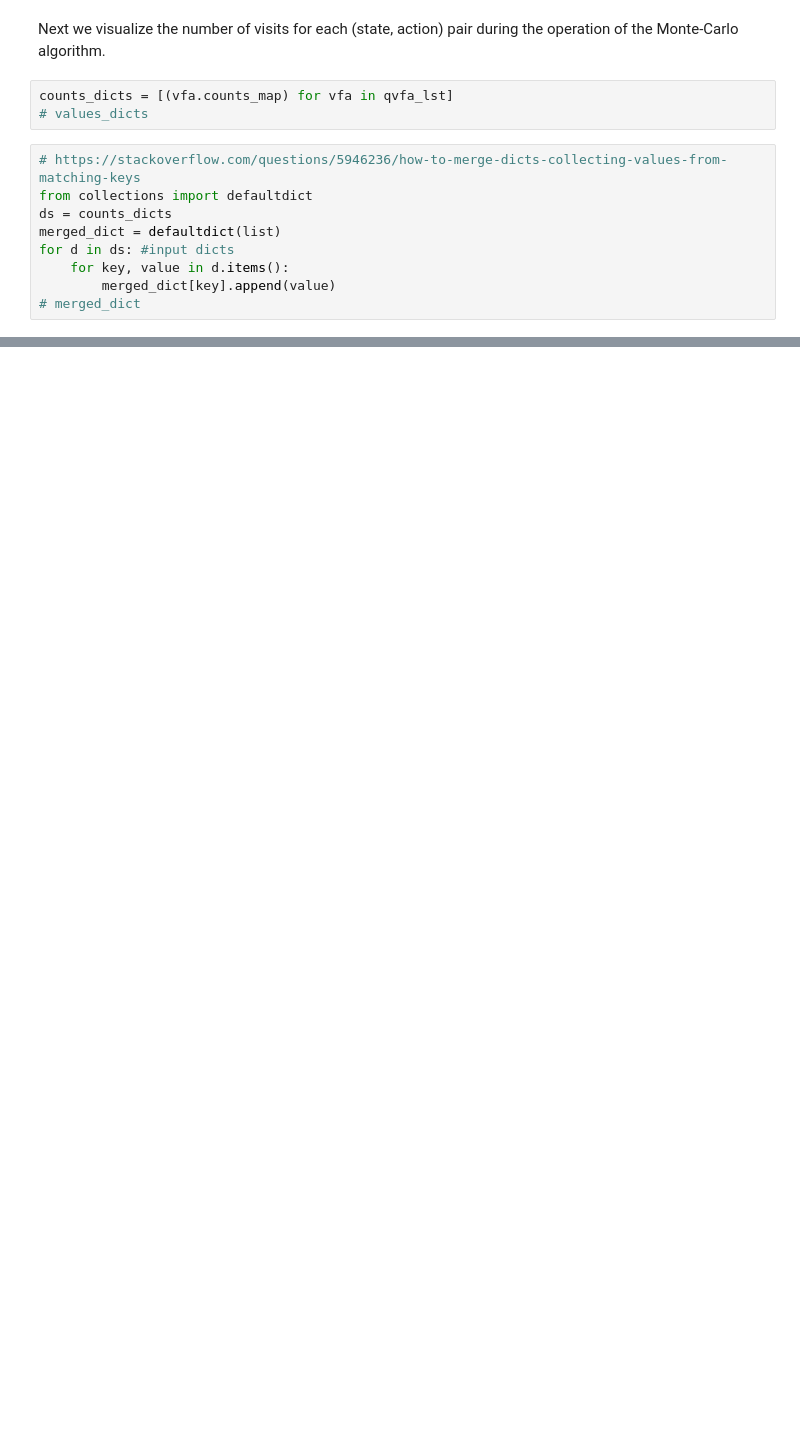
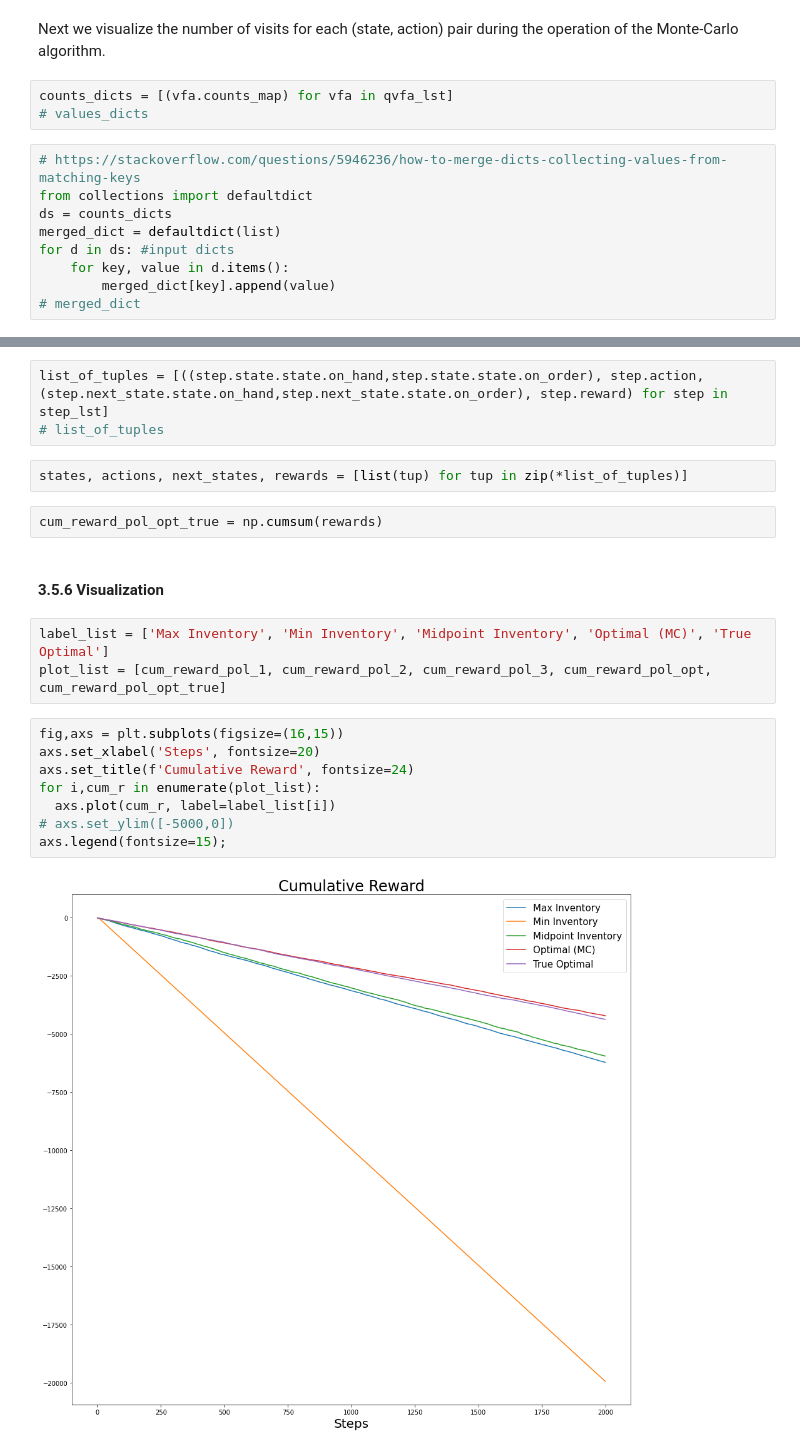
Before and after one commit to LearnableLoopAI/portfolio2, a Jupyter notebook: _notebooks/2022-07-20-InventoryManagement9_PORT.ipynb, the cells around one changed output, grey strips where cells are left out. Saved outputs shown, nothing was run; the diff lists cells and outputs as text; blank space fills up the shorter version.

```diff
--- a/_notebooks/2022-07-20-InventoryManagement9_PORT.ipynb
+++ b/_notebooks/2022-07-20-InventoryManagement9_PORT.ipynb
@@ -607,0 +854,22 @@ axs.legend(fontsize=15);
+# %%
+list_of_tuples = [((step.state.state.on_hand,step.state.state.on_order), step.action, (step.next_state.state.on_hand,step.next_state.state.on_order), step.reward) for step in step_lst]
+# list_of_tuples
+# %%
+states, actions, next_states, rewards = [list(tup) for tup in zip(*list_of_tuples)]
+# %%
+cum_reward_pol_opt_true = np.cumsum(rewards)
+# %% [markdown]
+#### 3.5.6 Visualization
+# %%
+label_list = ['Max Inventory', 'Min Inventory', 'Midpoint Inventory', 'Optimal (MC)', 'True Optimal']
+plot_list = [cum_reward_pol_1, cum_reward_pol_2, cum_reward_pol_3, cum_reward_pol_opt, cum_reward_pol_opt_true]
+# %%
+fig,axs = plt.subplots(figsize=(16,15))
+axs.set_xlabel('Steps', fontsize=20)
+axs.set_title(f'Cumulative Reward', fontsize=24)
+for i,cum_r in enumerate(plot_list):
+  axs.plot(cum_r, label=label_list[i])
+# axs.set_ylim([-5000,0])
+axs.legend(fontsize=15);
+# %% [output]
+[figure, added]
```
Also changed, not shown: parts of 79 cells of this notebook.
